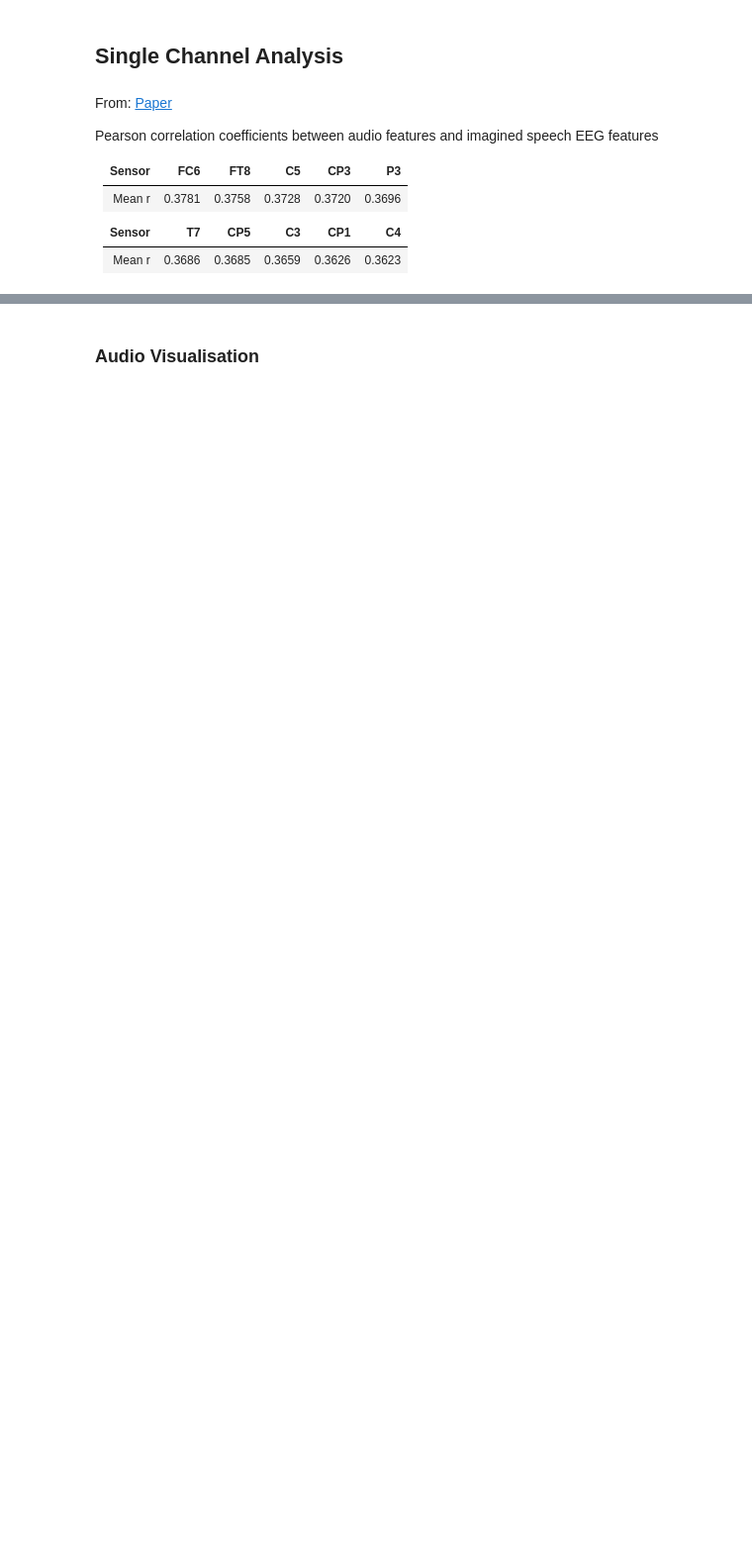
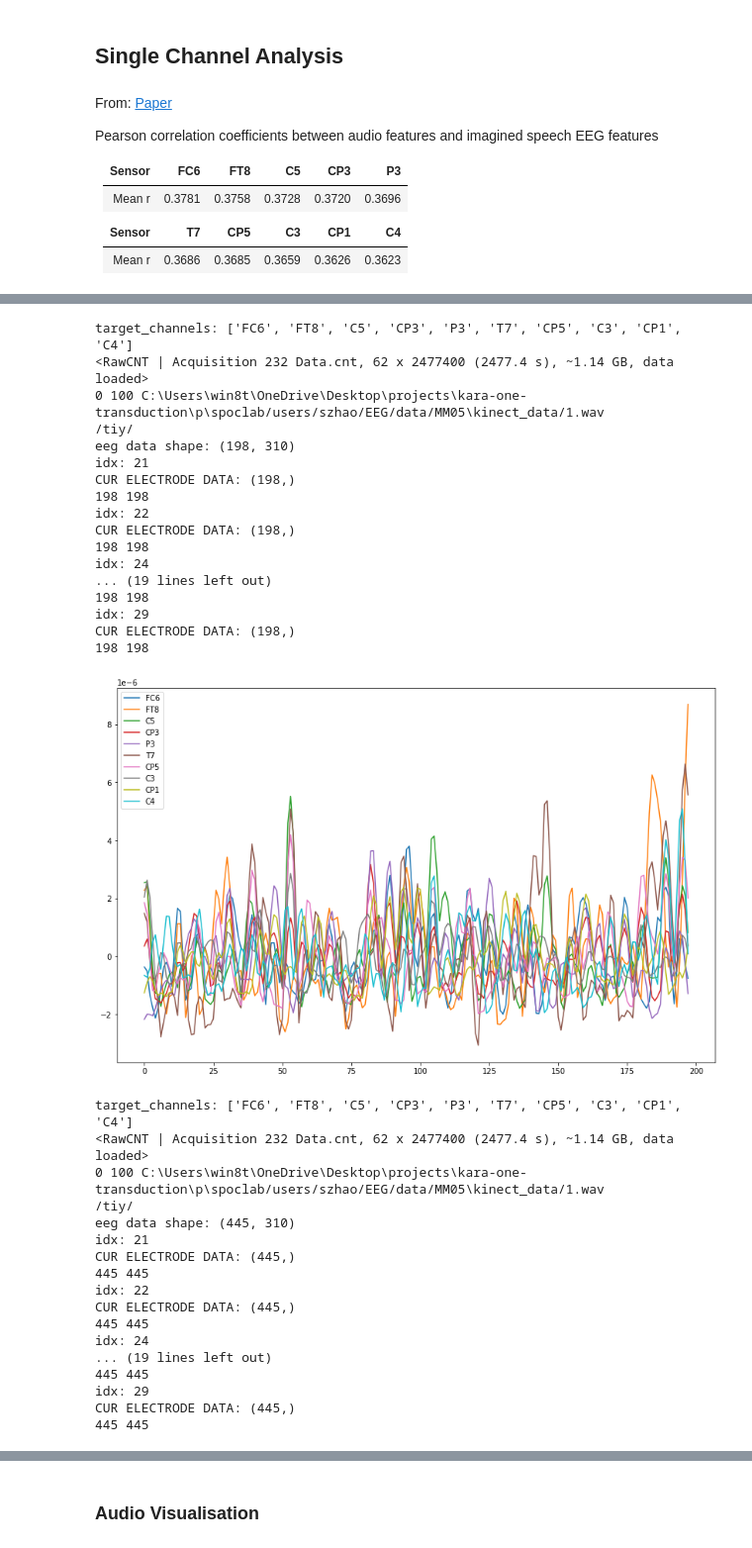
Before and after one commit to MiscellaneousStuff/kara-one-transduction, a Jupyter notebook: main.ipynb, the cells around one changed output, grey strips where cells are left out. Shown at 99% size. Saved outputs shown, nothing was run; the diff lists cells and outputs as text; code cells hidden in the pictures; blank space fills up the shorter version.

```diff
--- a/main.ipynb
+++ b/main.ipynb
@@ -91,7 +103,7 @@ target_channels = "FC6 FT8 C5 CP3 P3 T7 CP5 C3 CP1 C4".split(" ") # top 10
 # target_channels = target_channels[0:10]
 # target_channels = []
 # %%
-for i in range(1):
+for i in [0,1]:
     plot_eeg("eeg_vocal_feats", target_channels, idx=i, feat=False)
     plot_eeg("eeg_active_feats", target_channels, idx=i, feat=False)
 # target_channels
@@ -130,5 +142,40 @@ CUR ELECTRODE DATA: (444,)
 444 444
 idx: 29
 CUR ELECTRODE DATA: (444,)
 444 444
 [figure]
+target_channels: ['FC6', 'FT8', 'C5', 'CP3', 'P3', 'T7', 'CP5', 'C3', 'CP1', 'C4']
+<RawCNT | Acquisition 232 Data.cnt, 62 x 2477400 (2477.4 s), ~1.14 GB, data loaded>
+0 100 C:\Users\win8t\OneDrive\Desktop\projects\kara-one-transduction\p\spoclab/users/szhao/EEG/data/MM05\kinect_data/1.wav
+/tiy/
+eeg data shape: (198, 310)
+idx: 21
+CUR ELECTRODE DATA: (198,)
+198 198
+idx: 22
+CUR ELECTRODE DATA: (198,)
+198 198
+idx: 24
+... (19 lines left out)
+198 198
+idx: 29
+CUR ELECTRODE DATA: (198,)
+198 198
+[figure, added]
+target_channels: ['FC6', 'FT8', 'C5', 'CP3', 'P3', 'T7', 'CP5', 'C3', 'CP1', 'C4']
+<RawCNT | Acquisition 232 Data.cnt, 62 x 2477400 (2477.4 s), ~1.14 GB, data loaded>
+0 100 C:\Users\win8t\OneDrive\Desktop\projects\kara-one-transduction\p\spoclab/users/szhao/EEG/data/MM05\kinect_data/1.wav
+/tiy/
+eeg data shape: (445, 310)
+idx: 21
+CUR ELECTRODE DATA: (445,)
+445 445
+idx: 22
+CUR ELECTRODE DATA: (445,)
+445 445
+idx: 24
+... (19 lines left out)
+445 445
+idx: 29
+CUR ELECTRODE DATA: (445,)
+445 445
```
Also changed, not shown: parts of 29 cells of this notebook, 1 other file.
